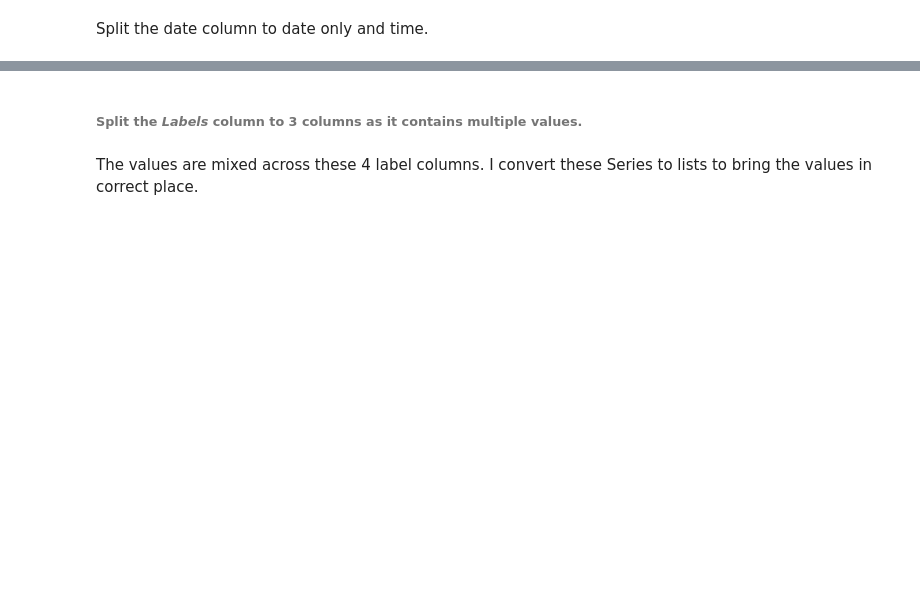
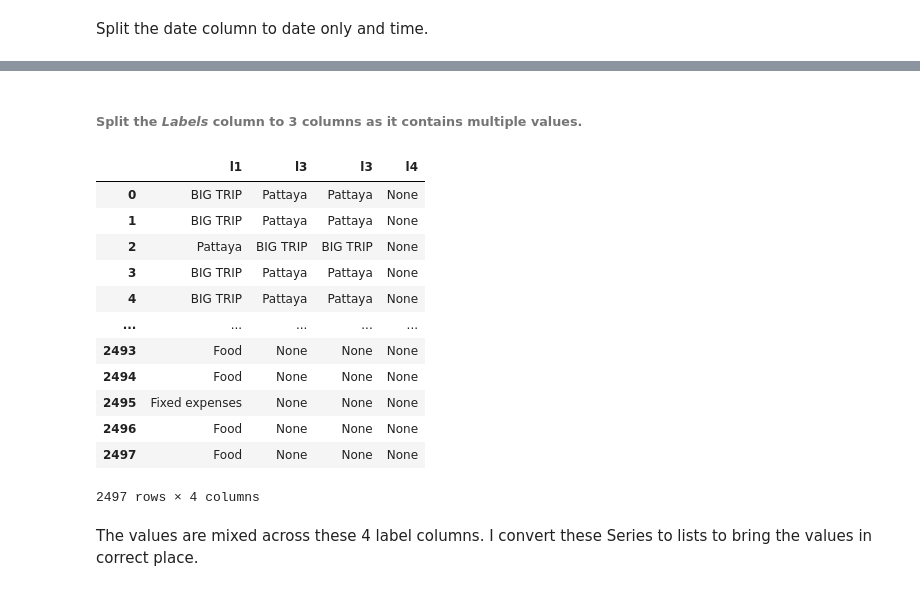
Before and after one commit to neaderr/Personal-Expenses-Analysis, a Jupyter notebook: expenses_v2.ipynb, the cells around one changed output, grey strips where cells are left out. Saved outputs shown, nothing was run; the diff lists cells and outputs as text; code cells hidden in the pictures; blank space fills up the shorter version.

```diff
--- a/expenses_v2.ipynb
+++ b/expenses_v2.ipynb
@@ -71,7 +99,7 @@ d = {
         "Restaurant, fast-food",
         "Fitness Supplements",
         "Coffee",
-        "Eating out"
+        "Eating out",
     ],
     "Shopping": [
         "Shopping",
@@ -150,7 +178,15 @@ d = {
         "Savings",
         "Vehicles, chattels",
     ],
-    "Income": ["Income", "Gifts", "Refunds (tax, purchase)", "Sale", "Wage, invoices", "Lending, renting", "Rentals"],
+    "Income": [
+        "Income",
+        "Gifts",
+        "Refunds (tax, purchase)",
+        "Sale",
+        "Wage, invoices",
+        "Lending, renting",
+        "Rentals",
+    ],
     "Other": ["Missing", "Other"],
 }
 
@@ -187,23 +223,20 @@ d_nat = {
         "Other",
         "Missing",
         "Housing",
-        'Financial expenses',
+        "Financial expenses",
     ],
-
-    'want': [
+    "want": [
         "Bar, cafe",
         "Fitness Supplements",
         "Coffee",
-        "Eating out"
-        "Shopping",
+        "Eating out" "Shopping",
         "Electronics, accessories",
         "Camera expenses",
         "Free time",
         "Gifts, joy",
         "Health and beauty",
         "Skincare face",
-        "Skincare body"
-        "Jewels, accessories",
+        "Skincare body" "Jewels, accessories",
         "Stationery, tools",
         "Business trips",
         "Vehicle",
@@ -230,8 +263,8 @@ d_nat = {
         "Wellness, beauty",
         "Software, apps, games",
         "Advisory",
-        'Shopping'
-    ]
+        "Shopping",
+    ],
 }
 # %%
 # define a function to flatten dict
@@ -261,5 +301,4 @@ df.head()
 # %%
 # convert the amount variables to absolute values
-df[["amount", "ref_currency_amount"]] = df[[
-    "amount", "ref_currency_amount"]].abs()
+df[["amount", "ref_currency_amount"]] = df[["amount", "ref_currency_amount"]].abs()
 df.head()
@@ -271,9 +324,22 @@ df.head()
 # %% [markdown]
-###### **Split the *Labels* column to 3 columns as it contains multiple values**.
+###### **Split the _Labels_ column to 3 columns as it contains multiple values**.
 # %%
-df[["l1", "l2", "l3", "l4"]
-         ] = df["labels"].str.rsplit("|", expand=True)
+df[["l1", "l2", "l3", "l4"]] = df["labels"].str.rsplit("|", expand=True)
 df[["l1", "l3", "l3", "l4"]]
+# %% [output]
+|  | l1 | l3 | l3 | l4 |
+| 0 | BIG TRIP | Pattaya | Pattaya | None |
+| 1 | BIG TRIP | Pattaya | Pattaya | None |
+| 2 | Pattaya | BIG TRIP | BIG TRIP | None |
+| 3 | BIG TRIP | Pattaya | Pattaya | None |
+| 4 | BIG TRIP | Pattaya | Pattaya | None |
+| ... | ... | ... | ... | ... |
+| 2493 | Food | None | None | None |
+| 2494 | Food | None | None | None |
+| 2495 | Fixed expenses | None | None | None |
+| 2496 | Food | None | None | None |
+| 2497 | Food | None | None | None |
+2497 rows × 4 columns
 # %% [markdown]
 The values are mixed across these 4 label columns. I convert these Series to lists to bring the values in correct place.
 # %%
```
Also changed, not shown: parts of 45 cells of this notebook.
